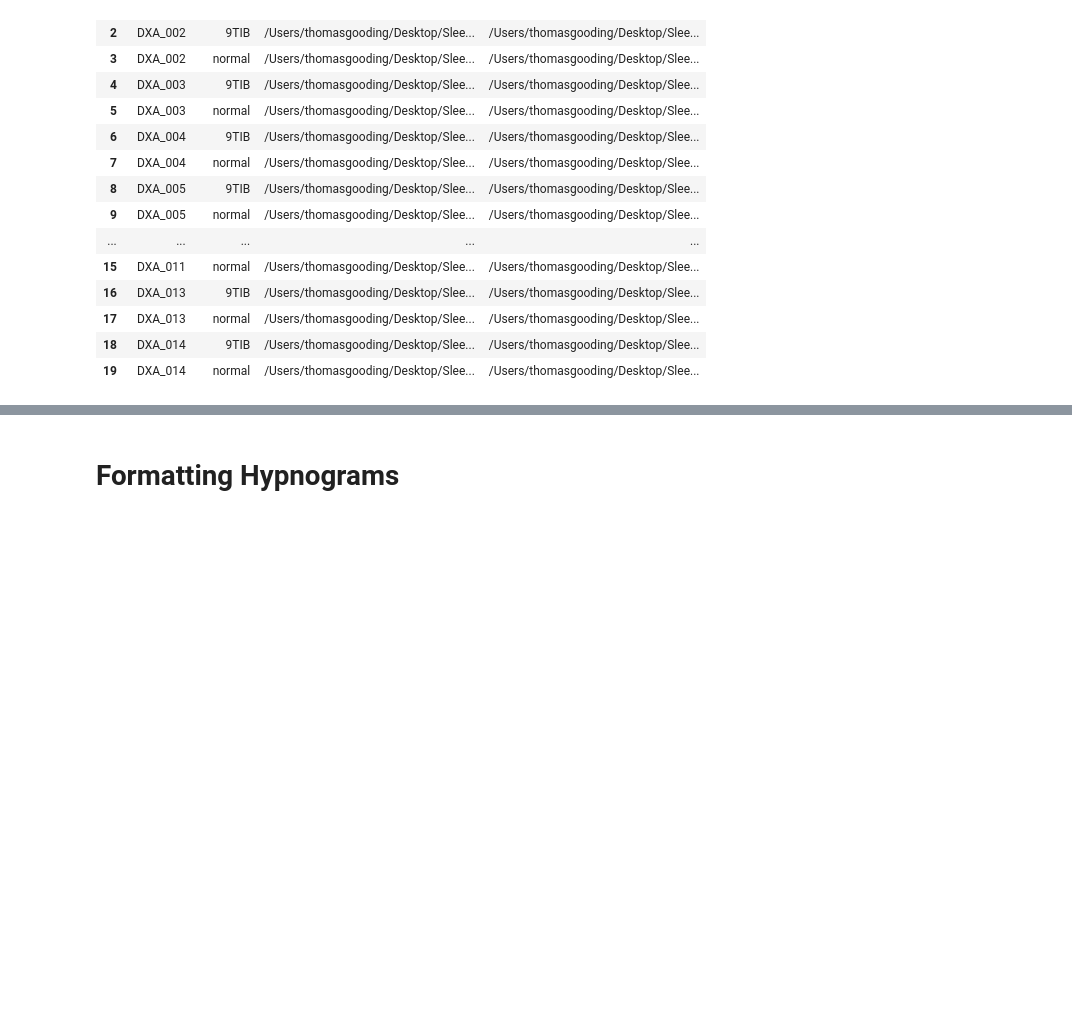
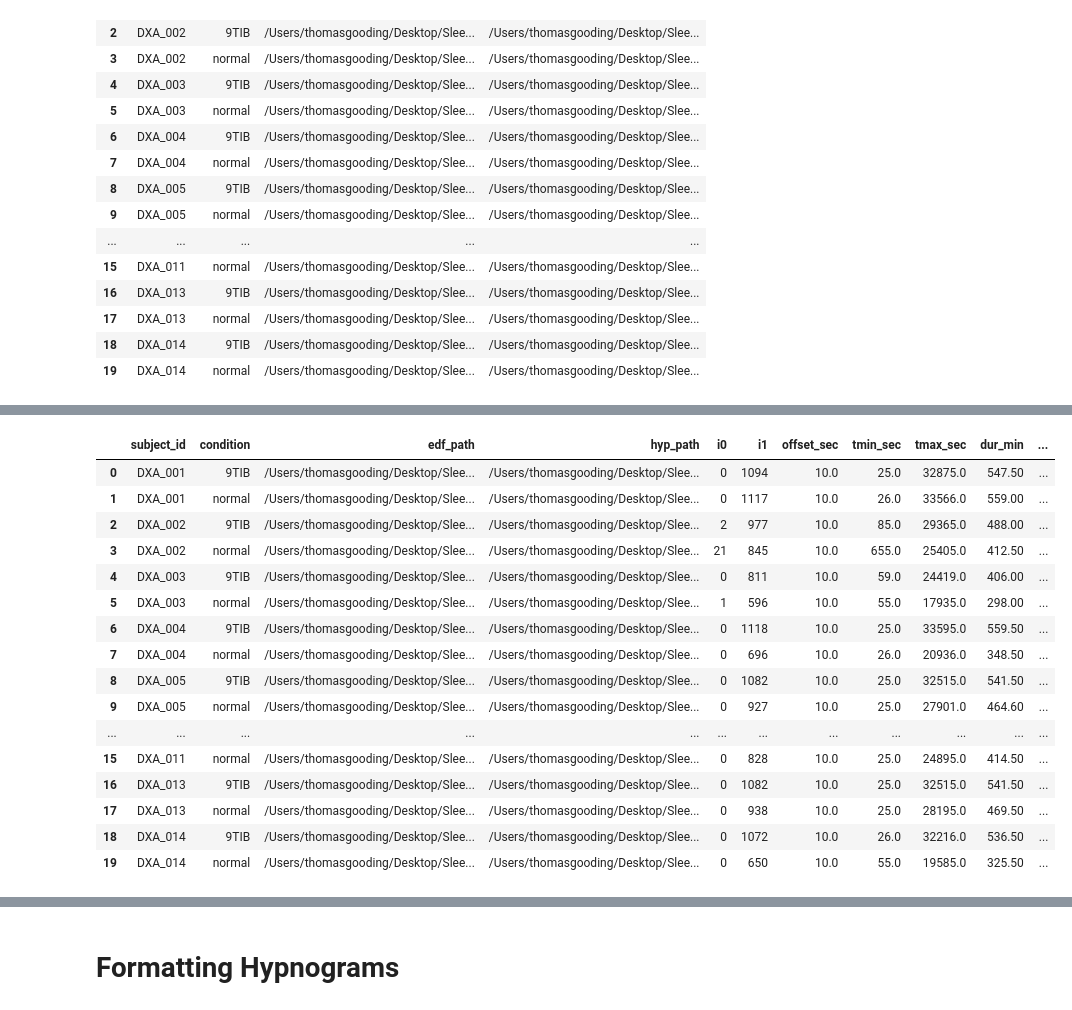
Before and after one commit to Tom-Gooding/Portfolio, a Jupyter notebook: Data_Projects/Rutgers Research/Sleep_Profiler_SOP/DXA_EEG_EDA_10.07.26.ipynb, the cells around one changed output, grey strips where cells are left out. Drawn from its saved outputs; the diff is of its cells as text; code cells hidden in the pictures; blank space fills up the shorter version.

```diff
--- a/Data_Projects/Rutgers Research/Sleep_Profiler_SOP/DXA_EEG_EDA_10.07.26.ipynb
+++ b/Data_Projects/Rutgers Research/Sleep_Profiler_SOP/DXA_EEG_EDA_10.07.26.ipynb
@@ -109,0 +384,73 @@ manifest
+# %%
+## CELL 5: manifest_cleaned = manifest + window columns + EDF_trim (cropped EEG4 copies, in memory)
+def build_trim_row(r):
+    tm = hypno_timing(r.hyp_path)
+    df = read_hypno_df(r.hyp_path)
+    el = epoch_starts_edf(r.hyp_path)                               # epoch starts on the EDF axis (includes the offset)
+    stage = df[STAGE_COL].to_numpy()
+    i0, i1 = tm["i0"], tm["i1"]
+
+    raw = open_edf(r.edf_path)                                      # lazy: nothing loaded yet
+    sf = raw.info["sfreq"]
+    edf_len = raw.n_times / sf
+    if el[i0] < -1:
+        raise ValueError(f"Sleep window starts before the EDF ({el[i0]:.1f} s)")
+
+    # If the EDF ends before C, stop at the last full epoch that fits (and shorten the hypnogram window to match)
+    fits = np.where(el[i0:i1 + 1] + EPOCH_SEC <= edf_len + 1.0)[0]
+    if len(fits) == 0:
+        raise ValueError("No epoch of the sleep window fits inside the EDF")
+    i1_eff = i0 + int(fits[-1])
+    tmin = max(el[i0], 0.0)                                         # B on the EDF axis (Study Editor B + offset)
+    tmax = min(el[i1_eff] + EPOCH_SEC, edf_len)                     # C on the EDF axis
+
+    raw.crop(tmin=tmin, tmax=tmax - 1 / sf, include_tmax=True)      # in place; the file on disk is untouched
+    raw.load_data()                                                 # reads only the cropped window
+
+    gaps = find_gaps(el[i0:i1_eff + 1], tmin)                       # seconds from the start of the cropped EEG
+    if gaps:
+        raw.set_annotations(mne.Annotations(onset=[g[0] for g in gaps],
+                                            duration=[g[1] - g[0] for g in gaps],
+                                            description=[GAP_ANNOTATION] * len(gaps)))
+    gap_total = sum(e - s for s, e in gaps)
+    n_win = i1_eff - i0 + 1
+    row = {
+        "subject_id": r.subject_id, "condition": r.condition,
+        "edf_path": r.edf_path,                                     # original EDF location
+        "hyp_path": r.hyp_path,
+        "i0": i0, "i1": i1_eff,                                     # hypnogram window: load_hypno(..., window=(i0, i1))
+        "offset_sec": tm["offset"],
+        "tmin_sec": round(tmin, 1), "tmax_sec": round(tmax, 1),     # B and C on the original EDF axis
+        "dur_min": round(raw.n_times / sf / 60, 2),
+        "n_epochs": n_win,
+        "n_gaps": len(gaps), "gap_total_sec": round(gap_total, 1), "gaps": gaps,
+        "dur_diff_ex_gaps_sec": round(raw.n_times / sf - n_win * EPOCH_SEC - gap_total, 2),   # should be 0
+        "end_clipped_sec": round(tm["tmax"] - tmax, 1),             # should be 0; > 0 means the EDF ended before C
+        "n_overlaps": int((np.diff(el[i0:i1_eff + 1]) < EPOCH_SEC - 0.5).sum()),   # should be 0
+        "n_invalid_inside": tm["n_invalid_inside"],
+        "end_is_wake": bool(stage[i1_eff] == 0),
+    }
+    return row, raw
+
+rows, raws, failed = [], [], []
+for r in manifest.itertuples():
+    try:
+        row, raw = build_trim_row(r)
+        rows.append(row)
+        raws.append(raw)
+    except Exception as e:
+        failed.append((r.subject_id, r.condition, repr(e)))
+
+print(f"{len(rows)} nights built, {len(failed)} failed")
+for f in failed[:10]:
+    print(f)
+
+if rows:
+    manifest_cleaned = pd.DataFrame(rows)
+    manifest_cleaned.insert(3, "EDF_trim", pd.Series(raws, index=manifest_cleaned.index, dtype=object))
+    print(f"{int((manifest_cleaned['n_gaps'] > 0).sum())} nights contain an unscored gap; "
+          f"{int((manifest_cleaned['end_clipped_sec'] > 0).sum())} nights had the EDF end before C (expected 0)")
+    show(manifest_cleaned)
+else:
+    print("No nights built; see the errors above.")
+# %% [output]
@@ -109,0 +474,17 @@ manifest
+|  | subject_id | condition | edf_path | hyp_path | i0 | i1 | offset_sec | tmin_sec | tmax_sec | dur_min | ... |
+| 0 | DXA_001 | 9TIB | /Users/thomasgooding/Desktop/Slee... | /Users/thomasgooding/Desktop/Slee... | 0 | 1094 | 10.0 | 25.0 | 32875.0 | 547.50 | ... |
+| 1 | DXA_001 | normal | /Users/thomasgooding/Desktop/Slee... | /Users/thomasgooding/Desktop/Slee... | 0 | 1117 | 10.0 | 26.0 | 33566.0 | 559.00 | ... |
+| 2 | DXA_002 | 9TIB | /Users/thomasgooding/Desktop/Slee... | /Users/thomasgooding/Desktop/Slee... | 2 | 977 | 10.0 | 85.0 | 29365.0 | 488.00 | ... |
+| 3 | DXA_002 | normal | /Users/thomasgooding/Desktop/Slee... | /Users/thomasgooding/Desktop/Slee... | 21 | 845 | 10.0 | 655.0 | 25405.0 | 412.50 | ... |
+| 4 | DXA_003 | 9TIB | /Users/thomasgooding/Desktop/Slee... | /Users/thomasgooding/Desktop/Slee... | 0 | 811 | 10.0 | 59.0 | 24419.0 | 406.00 | ... |
+| 5 | DXA_003 | normal | /Users/thomasgooding/Desktop/Slee... | /Users/thomasgooding/Desktop/Slee... | 1 | 596 | 10.0 | 55.0 | 17935.0 | 298.00 | ... |
+| 6 | DXA_004 | 9TIB | /Users/thomasgooding/Desktop/Slee... | /Users/thomasgooding/Desktop/Slee... | 0 | 1118 | 10.0 | 25.0 | 33595.0 | 559.50 | ... |
+| 7 | DXA_004 | normal | /Users/thomasgooding/Desktop/Slee... | /Users/thomasgooding/Desktop/Slee... | 0 | 696 | 10.0 | 26.0 | 20936.0 | 348.50 | ... |
+| 8 | DXA_005 | 9TIB | /Users/thomasgooding/Desktop/Slee... | /Users/thomasgooding/Desktop/Slee... | 0 | 1082 | 10.0 | 25.0 | 32515.0 | 541.50 | ... |
+| 9 | DXA_005 | normal | /Users/thomasgooding/Desktop/Slee... | /Users/thomasgooding/Desktop/Slee... | 0 | 927 | 10.0 | 25.0 | 27901.0 | 464.60 | ... |
+| ... | ... | ... | ... | ... | ... | ... | ... | ... | ... | ... | ... |
+| 15 | DXA_011 | normal | /Users/thomasgooding/Desktop/Slee... | /Users/thomasgooding/Desktop/Slee... | 0 | 828 | 10.0 | 25.0 | 24895.0 | 414.50 | ... |
+| 16 | DXA_013 | 9TIB | /Users/thomasgooding/Desktop/Slee... | /Users/thomasgooding/Desktop/Slee... | 0 | 1082 | 10.0 | 25.0 | 32515.0 | 541.50 | ... |
+| 17 | DXA_013 | normal | /Users/thomasgooding/Desktop/Slee... | /Users/thomasgooding/Desktop/Slee... | 0 | 938 | 10.0 | 25.0 | 28195.0 | 469.50 | ... |
+| 18 | DXA_014 | 9TIB | /Users/thomasgooding/Desktop/Slee... | /Users/thomasgooding/Desktop/Slee... | 0 | 1072 | 10.0 | 26.0 | 32216.0 | 536.50 | ... |
+| 19 | DXA_014 | normal | /Users/thomasgooding/Desktop/Slee... | /Users/thomasgooding/Desktop/Slee... | 0 | 650 | 10.0 | 55.0 | 19585.0 | 325.50 | ... |
```
Also changed, not shown: parts of 74 cells of this notebook, 1 other file.
